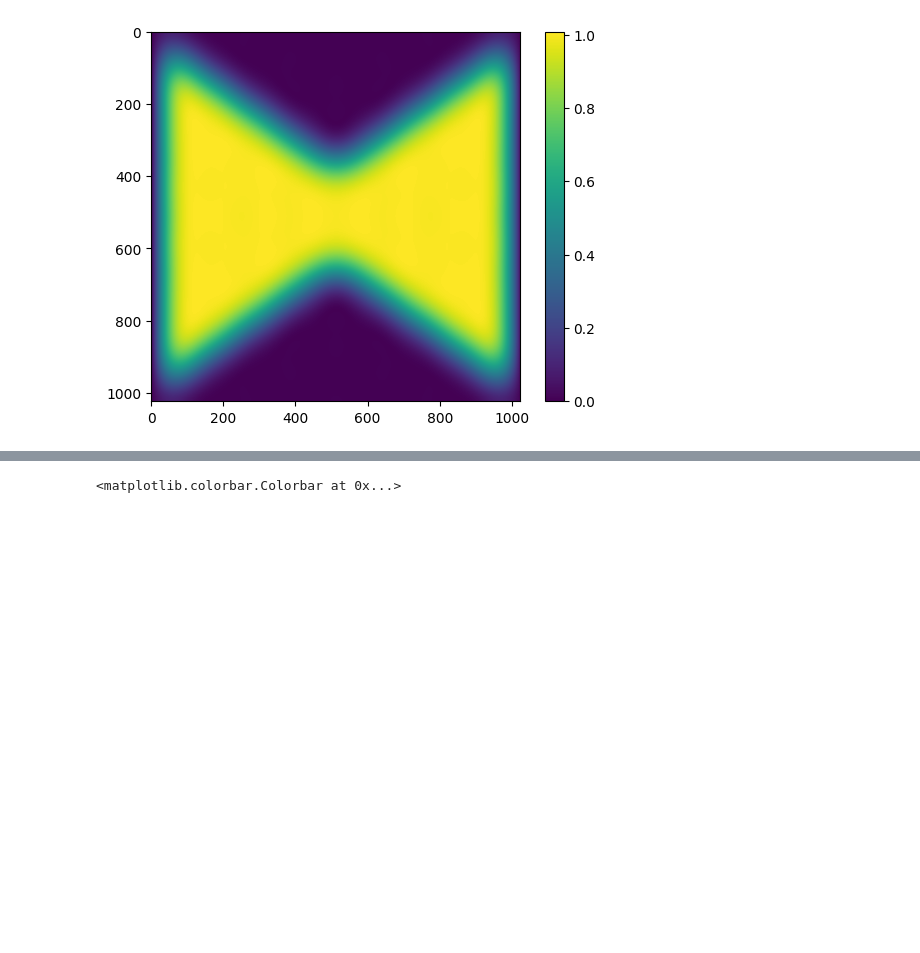
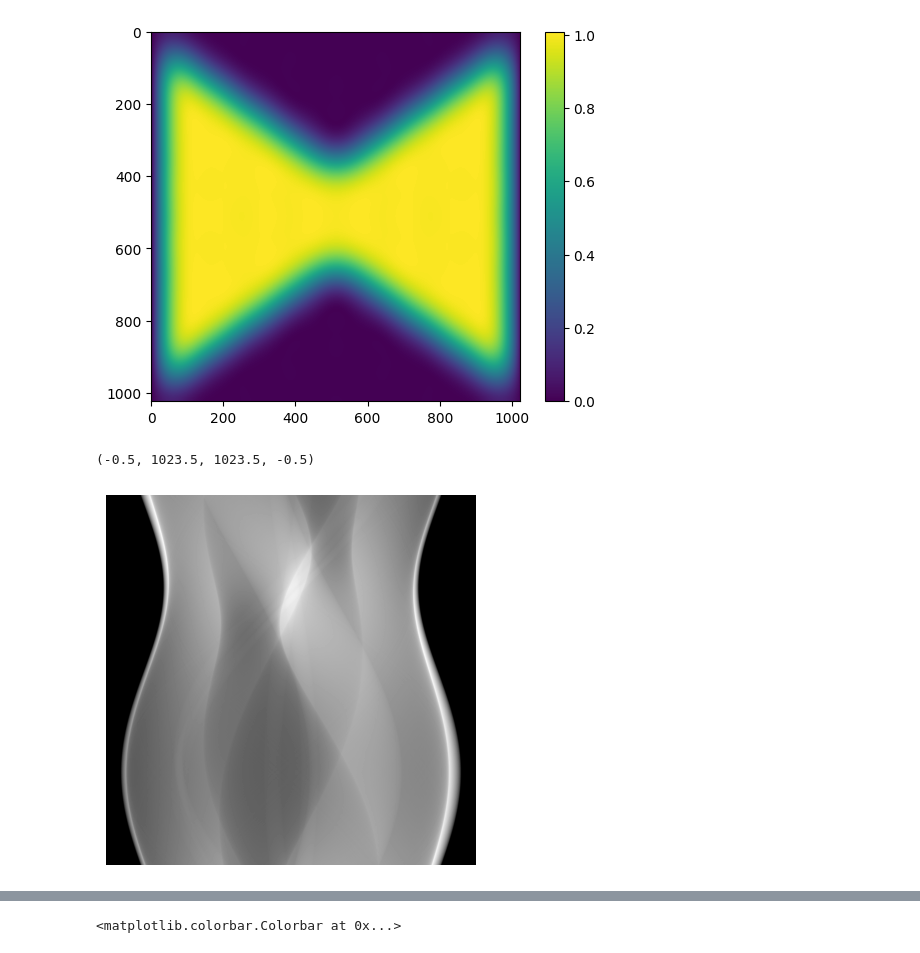
Before and after one commit to Loris0/ppfft, a Jupyter notebook: notebooks/resample_sinogram.ipynb, the cells around one changed output, grey strips where cells are left out. Drawn from its saved outputs; the diff is of its cells as text; code cells hidden in the pictures; blank space fills up the shorter version.

```diff
--- a/notebooks/resample_sinogram.ipynb
+++ b/notebooks/resample_sinogram.ipynb
@@ -121,3 +121,9 @@ from scipy.signal import fftconvolve
 im = generate_phantom(n)
 proj = Projection(im.shape, thetas)
 sinogram = proj.projection(im)
+# %%
+plt.imshow(sinogram, cmap='gray')
+plt.axis('off')
+# %% [output]
+(-0.5, 1023.5, 1023.5, -0.5)
+[figure, added]
```
Also changed, not shown: parts of 4 cells of this notebook, 6 other files.
